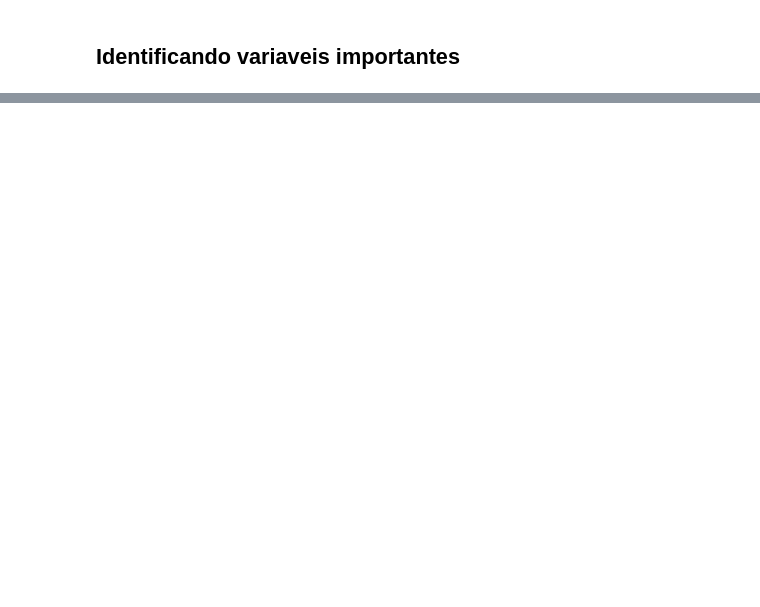
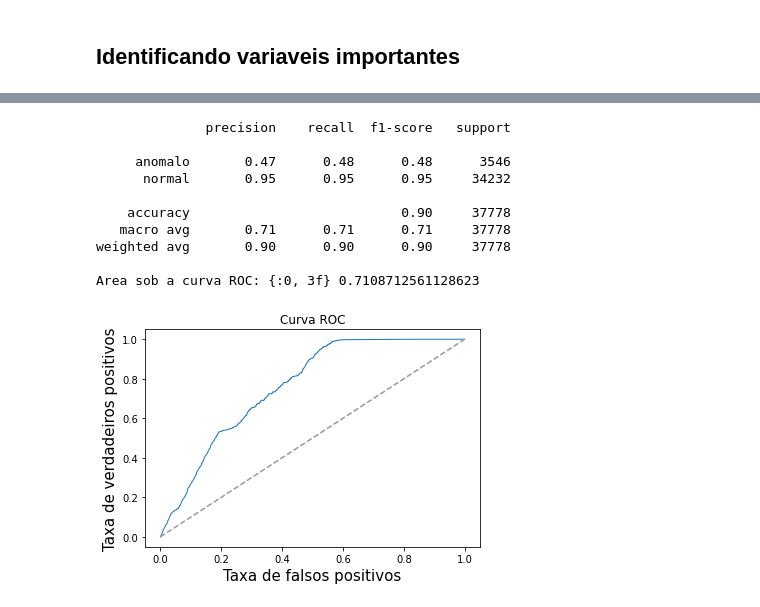
Before and after one commit to marcelogbrito/machine-learning-negocios, a Jupyter notebook: DeteccaoFraudes.ipynb, the cells around one changed output, grey strips where cells are left out. Drawn from its saved outputs; the diff is of its cells as text; code cells hidden in the pictures; blank space fills up the shorter version.

Commit message:
Criados modelos preditivos

```diff
--- a/DeteccaoFraudes.ipynb
+++ b/DeteccaoFraudes.ipynb
@@ -522,0 +626,7 @@ NameError: ignored
+# %%
+# 1. dividir os dados em em teste e treinamento pra iniciar o treinamento da classe floresta de isolamento
+X_dev, X_eval, Y_dev, Y_eval = train_test_split(X, Y, train_size = 0.75, random_state = 23)
+# X e Y são os dados, train size é o tamanho da amostra pra treino, random state pode ser qualquer numero pra definir a semente (SEED) inicial
+Y_dev = Y_dev.apply(lambda x: 1 if x == 0 else -1)
+# floresta de isolamento devolve os valores 1 quando tem um caso normal e -1 pra anomalias. Entao tem que transformar os valores destino pra 0 e 1
+Y_eval = Y_eval.apply(lambda x: 1 if x == 0 else -1)
@@ -522,0 +668,43 @@ NameError: ignored
+# %%
+# IF_best são os melhores parametros obtidos no isolation forest usando a função best_estimator vinculada ao objeto clf
+IF_best = clf.best_estimator_
+# variavel Y_predicted é pra prever o comportamento usando esses valores que foram os melhores usando X_eval de teste
+Y_predicted = IF_best.predict(X_eval)
+# define uma curva roc com a função roc_auc_score em função do target e deste e o target de melhor modelo definido na variavel anterior
+roc_auc = roc_auc_score(Y_eval, Y_predicted)
+#classification report é um função que da informações de falsos positivos, acuracia, etc em função do Y_eval e Y_predict
+# target names permite nomear / etiquetar os resultados. No nosso caso 'anomalo' e 'normal'
+print (classification_report(Y_eval,
+                Y_predicted,
+                target_names=["anomalo","normal"]))
+# :0, 3f significa um formato de float com 3 casas decimais
+print("Area sob a curva ROC: {:0, 3f}", format(roc_auc))
+#computar a curva e a área sobre ela. decision function é a função de decisao
+IF_probs = IF_best.decision_function(X_eval)
+# fpr são falsos positivos, tpr são verdadeiros positivos, threshold é o limite
+fpr, tpr, threshold = roc_curve(Y_eval, IF_probs)
+# plotar . lw é a largura da linha
+plt.plot(fpr, tpr, lw=1)
+#linha de resultado se fosse na sorte. Nosso resultado deve ser melhor do que isso
+plt.plot([0,1],[0,1], '--', color=(0.6,0.6,0.6), label="sorte")
+# ajusta os limites de x e y
+plt.xlim([-0.05, 1.05])
+plt.ylim([-0.05, 1.05])
+
+plt.xlabel("Taxa de falsos positivos", fontsize=15)
+plt.ylabel("Taxa de verdadeiros positivos", fontsize=15)
+plt.title("Curva ROC", fontsize=12)
+
+plt.show()
+# %% [output]
+              precision    recall  f1-score   support
+
+     anomalo       0.47      0.48      0.48      3546
+      normal       0.95      0.95      0.95     34232
+
+    accuracy                           0.90     37778
+   macro avg       0.71      0.71      0.71     37778
+weighted avg       0.90      0.90      0.90     37778
+
+Area sob a curva ROC: {:0, 3f} 0.7108712561128623
+[figure, added]
```
Also changed, not shown: parts of 29 cells of this notebook.
